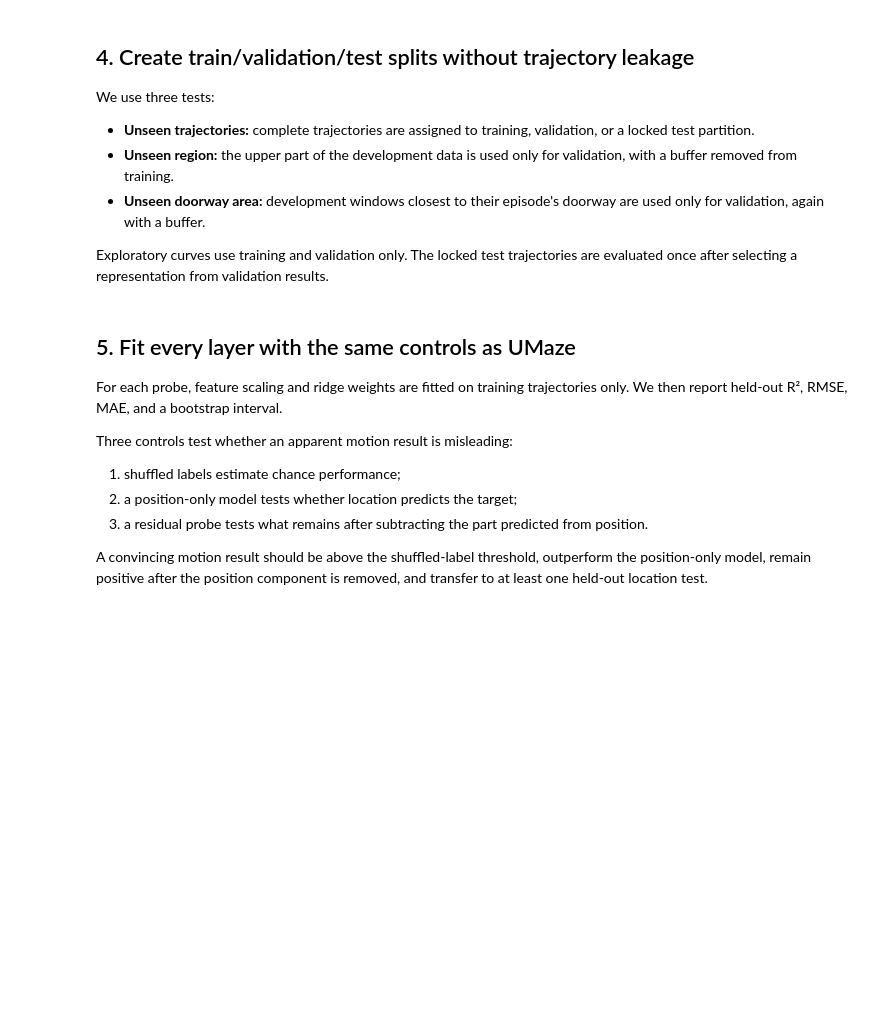
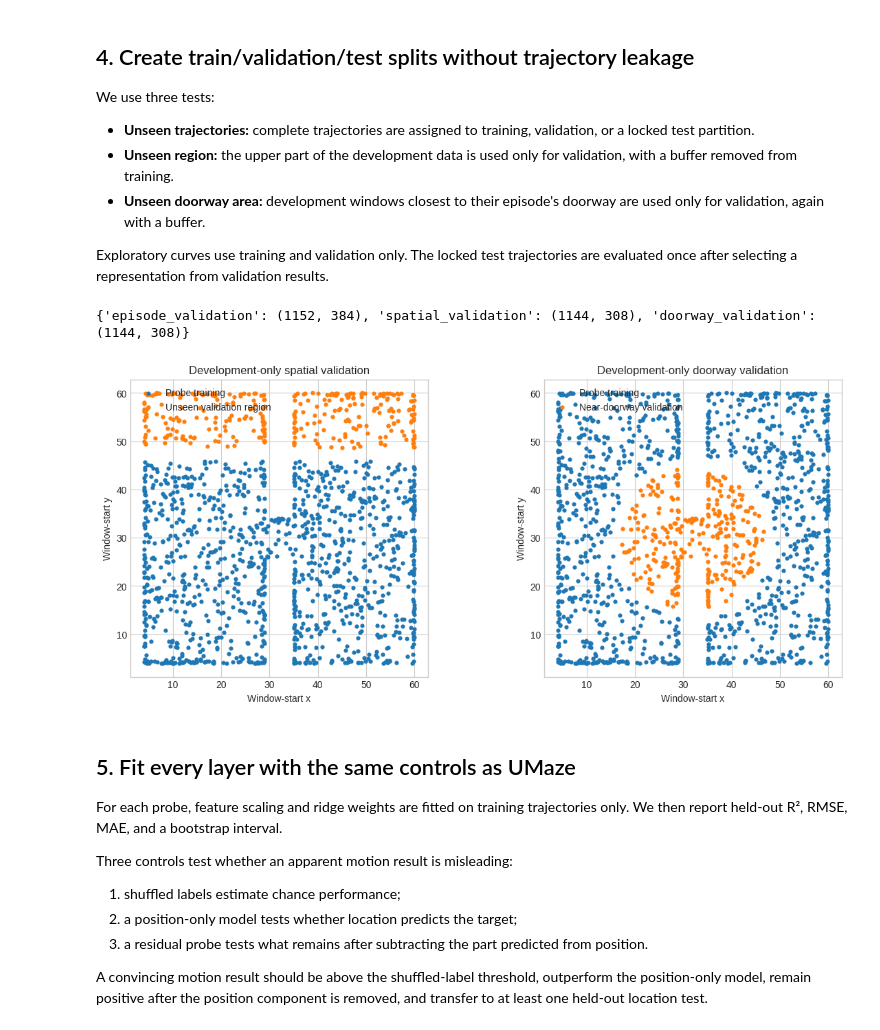
Before and after one commit to danielhacobian/probing-VLMs, a Jupyter notebook: notebooks/wall_layerwise_motion_probe_walkthrough_standalone.ipynb, the cells around one changed output. Saved outputs shown, nothing was run; the diff lists cells and outputs as text; code cells hidden in the pictures; blank space fills up the shorter version.

```diff
--- a/notebooks/wall_layerwise_motion_probe_walkthrough_standalone.ipynb
+++ b/notebooks/wall_layerwise_motion_probe_walkthrough_standalone.ipynb
@@ -355,9 +385,6 @@ Exploratory curves use training and validation only. The locked test trajectorie
 episode_train, episode_validation, episode_test = episode_group_train_val_test_split(
     choices, validation_fraction=0.2, test_fraction=0.2, seed=SEED
 )
-split_counts = {"train": len(episode_train), "validation": len(episode_validation), "test": len(episode_test)}
-assert split_counts == {"train": 1152, "validation": 384, "test": 384}, split_counts
-print({"protocol": "trajectory_grouped_60_20_20", **split_counts})
 development_idx = np.sort(np.concatenate([episode_train, episode_validation]))
 anchor_position = targets["position"][:, 0]
 spatial_train_local, spatial_validation_local, spatial_config = spatial_holdout_split(
@@ -372,34 +399,37 @@ for episode, start in choices:
     if door.size >= 2:
         door_xy = door[:2].astype(float)
     else:
         wall = np.asarray(dataset.wall_locations[int(episode), int(start)]).reshape(-1)
         door_xy = np.array([float(wall[0]), float(door[0])])
     door_points.append(door_xy)
 door_points = np.asarray(door_points)
 door_distance = np.linalg.norm(anchor_position - door_points, axis=1)
 door_threshold = float(np.quantile(door_distance[development_idx], 0.20))
 door_buffer = 0.05 * float(door_distance.max() - door_distance.min())
 doorway_validation = development_idx[door_distance[development_idx] <= door_threshold]
 doorway_train = development_idx[door_distance[development_idx] >= door_threshold + door_buffer]
 
 splits = {
     "episode_validation": (episode_train, episode_validation),
     "spatial_validation": (spatial_train, spatial_validation),
     "doorway_validation": (doorway_train, doorway_validation),
 }
-print({name: {"probe_train": len(train), "validation": len(validation)} for name, (train, validation) in splits.items()})
+print({name: (len(train), len(test)) for name, (train, test) in splits.items()})
 
 fig, axes = plt.subplots(1, 2, figsize=(12, 5), constrained_layout=True)
 axes[0].scatter(anchor_position[spatial_train, 0], anchor_position[spatial_train, 1], s=12, label="Probe training")
 axes[0].scatter(anchor_position[spatial_validation, 0], anchor_position[spatial_validation, 1], s=12, label="Unseen validation region")
 axes[0].set(title="Development-only spatial validation", xlabel="Window-start x", ylabel="Window-start y", aspect="equal")
 axes[0].legend()
 axes[1].scatter(anchor_position[doorway_train, 0], anchor_position[doorway_train, 1], s=12, label="Probe training")
 axes[1].scatter(anchor_position[doorway_validation, 0], anchor_position[doorway_validation, 1], s=12, label="Near-doorway validation")
 axes[1].set(title="Development-only doorway validation", xlabel="Window-start x", ylabel="Window-start y", aspect="equal")
 axes[1].legend()
 fig.savefig(OUTPUT_DIR / "holdout_regions.png", dpi=180)
 plt.show()
+# %% [output]
+{'episode_validation': (1152, 384), 'spatial_validation': (1144, 308), 'doorway_validation': (1144, 308)}
+[figure, added]
 # %% [markdown]
 ## 5. Fit every layer with the same controls as UMaze
 
```
Also changed, not shown: parts of 16 cells of this notebook, 16 other files.
